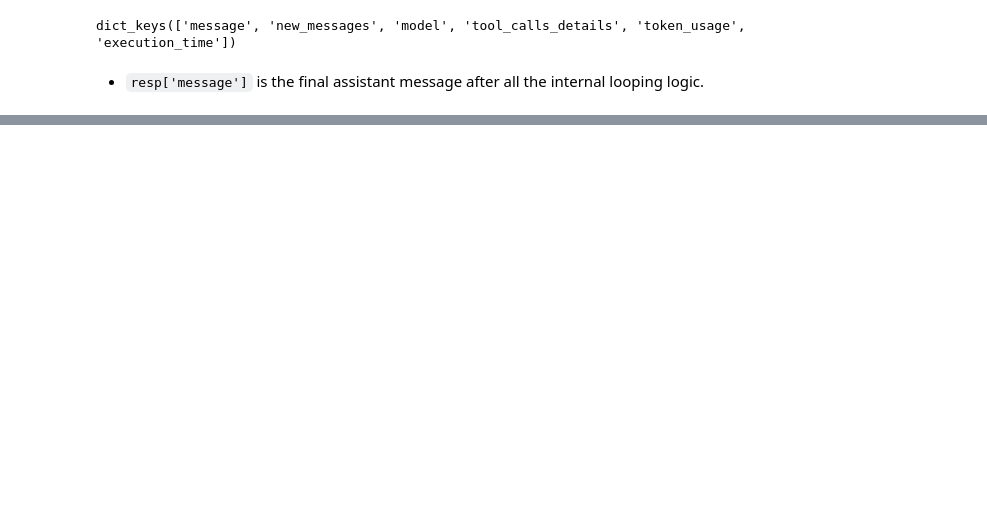
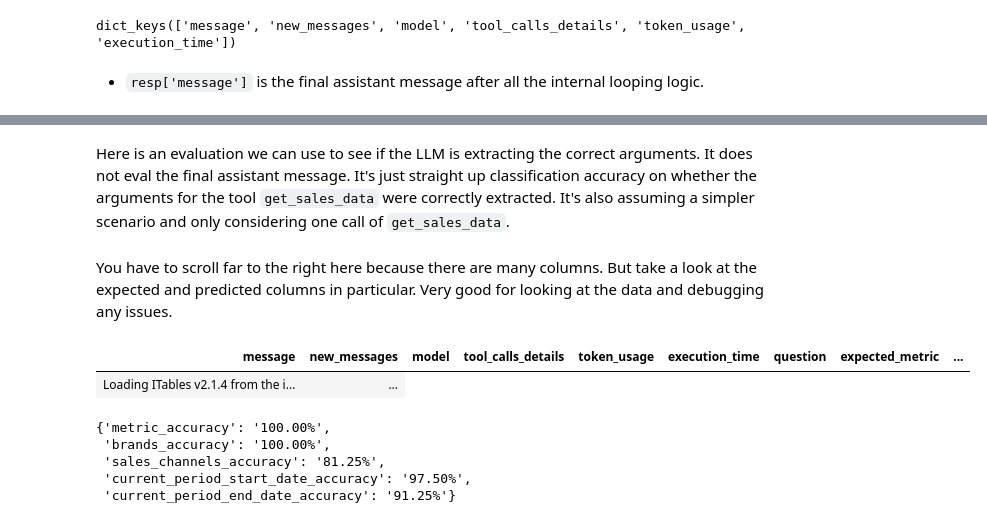
Before and after one commit to DrChrisLevy/DrChrisLevy.github.io, a Jupyter notebook: posts/anthropic/anthropic.ipynb, the cells around one changed output, grey strips where cells are left out. Saved outputs shown, nothing was run; the diff lists cells and outputs as text; code cells hidden in the pictures; blank space fills up the shorter version.

```diff
--- a/posts/anthropic/anthropic.ipynb
+++ b/posts/anthropic/anthropic.ipynb
@@ -441,4 +665,14 @@ llm_openai.call(messages=[], model="gpt-3.5-turbo-0125", tools=tools)
 # %%
-from tqdm import tqdm
-from concurrent.futures import ThreadPoolExecutor, as_completed
-import numpy as np
+llm_resp = llm_anthropic.generate_with_function_calling(
+    messages=[
+        {"role": "system", "content": system_prompt},
+        {
+            "role": "user",
+            "content": questions[0]["question"],
+        },
+    ],
+    tools=tools_anthropic,
+    functions_look_up=functions_look_up,
+    model="claude-3-5-sonnet-20240620",
+)
+llm_resp
@@ -449,0 +697,5 @@ llm_anthropic.call(
+# %% [markdown]
+Here is an evaluation we can use to see if the LLM is extracting the correct arguments. It does not eval
+the final assistant message. It's just straight up classification accuracy on whether the
+arguments for the tool `get_sales_data` were correctly extracted. It's also assuming a simpler scenario
+and only considering one call of `get_sales_data`.
@@ -449,0 +763,19 @@ llm_anthropic.call(
+# %%
+df_openai = pd.DataFrame(eval_questions(llm_openai, "gpt-3.5-turbo-0125", tools_openai, questions, max_workers=10))
+# %% [markdown]
+You have to scroll far to the right here because there are many columns.
+But take a look at the expected and predicted columns in particular.
+Very good for looking at the data and debugging any issues.
+# %%
+show(df_openai)
+# %% [output]
+| message | new_messages | model | tool_calls_details | token_usage | execution_time | question | expected_metric | ... |
+| Loading ITables v2.1.4 from the i... | ... |
+# %%
+calculate_accuracies(df_openai)
+# %% [output]
+{'metric_accuracy': '100.00%',
+ 'brands_accuracy': '100.00%',
+ 'sales_channels_accuracy': '81.25%',
+ 'current_period_start_date_accuracy': '97.50%',
+ 'current_period_end_date_accuracy': '91.25%'}
```
Also changed, not shown: parts of 75 cells of this notebook, 1 other file.
